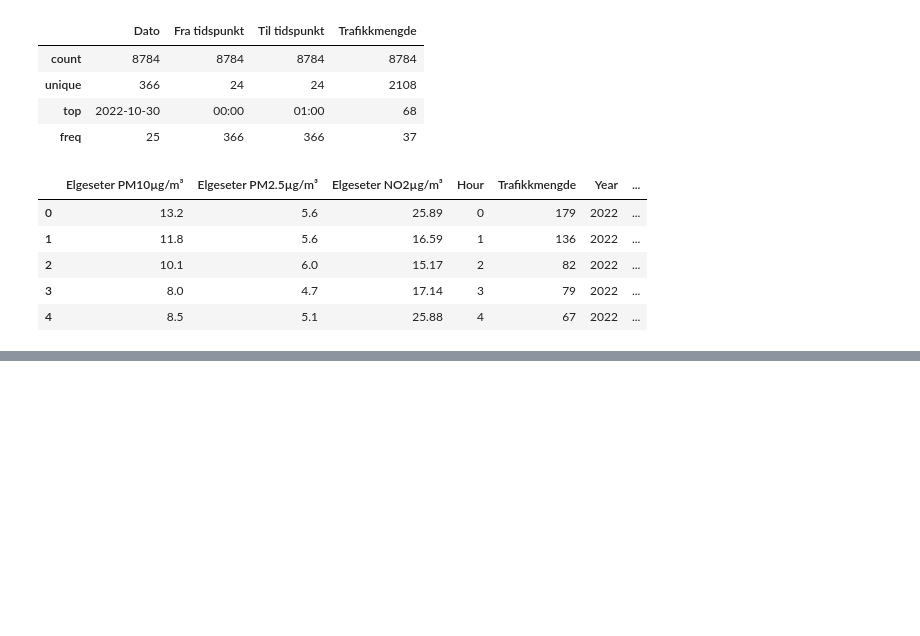
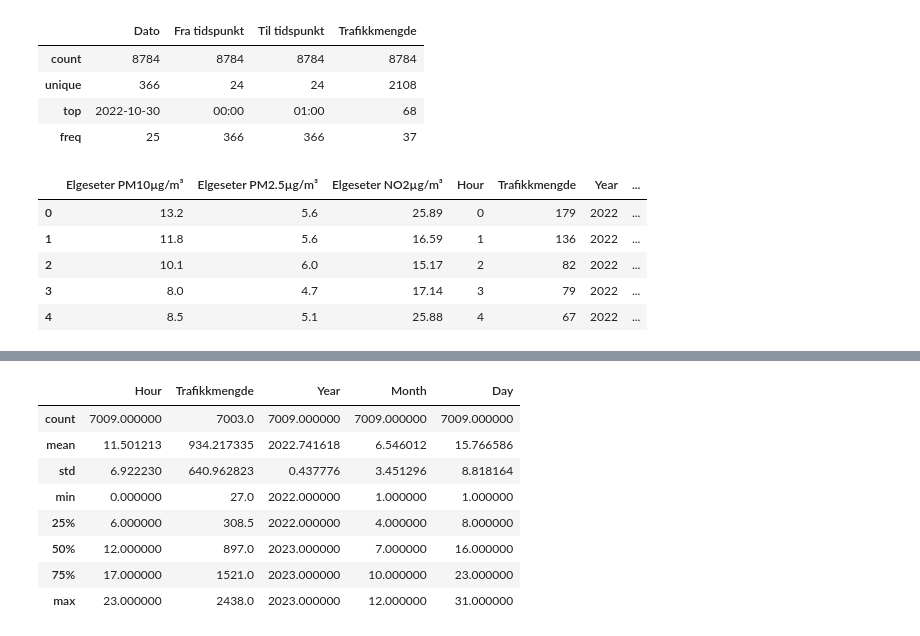
Before and after one commit to Naqibulr/EIT, a Jupyter notebook: prediksjoner/neuralNet.ipynb, the cells around one changed output, grey strips where cells are left out. Saved outputs shown, nothing was run; the diff lists cells and outputs as text; code cells hidden in the pictures; blank space fills up the shorter version.

```diff
--- a/prediksjoner/neuralNet.ipynb
+++ b/prediksjoner/neuralNet.ipynb
@@ -62,3 +75,21 @@ test_df = combined_df.drop(train_df.index)
 
 train_df.to_csv('train.csv', index=False)
 test_df.to_csv('test.csv', index=False)
+# %%
+# Divide the the train df into X and y
+# y is Elgeseter PM10µg/m³	Elgeseter PM2.5µg/m³	Elgeseter NO2µg/m³
+# X is the rest of the columns
+X_train = train_df.drop(columns=['Elgeseter PM10µg/m³', 'Elgeseter PM2.5µg/m³', 'Elgeseter NO2µg/m³'])
+y_train = train_df[['Elgeseter PM10µg/m³', 'Elgeseter PM2.5µg/m³', 'Elgeseter NO2µg/m³']]
+
+X_train.describe(include='all')
+# %% [output]
+|  | Hour | Trafikkmengde | Year | Month | Day |
+| count | 7009.000000 | 7003.0 | 7009.000000 | 7009.000000 | 7009.000000 |
+| mean | 11.501213 | 934.217335 | 2022.741618 | 6.546012 | 15.766586 |
+| std | 6.922230 | 640.962823 | 0.437776 | 3.451296 | 8.818164 |
+| min | 0.000000 | 27.0 | 2022.000000 | 1.000000 | 1.000000 |
+| 25% | 6.000000 | 308.5 | 2022.000000 | 4.000000 | 8.000000 |
+| 50% | 12.000000 | 897.0 | 2023.000000 | 7.000000 | 16.000000 |
+| 75% | 17.000000 | 1521.0 | 2023.000000 | 10.000000 | 23.000000 |
+| max | 23.000000 | 2438.0 | 2023.000000 | 12.000000 | 31.000000 |
```
Also changed, not shown: parts of 9 cells of this notebook, 3 other files.
